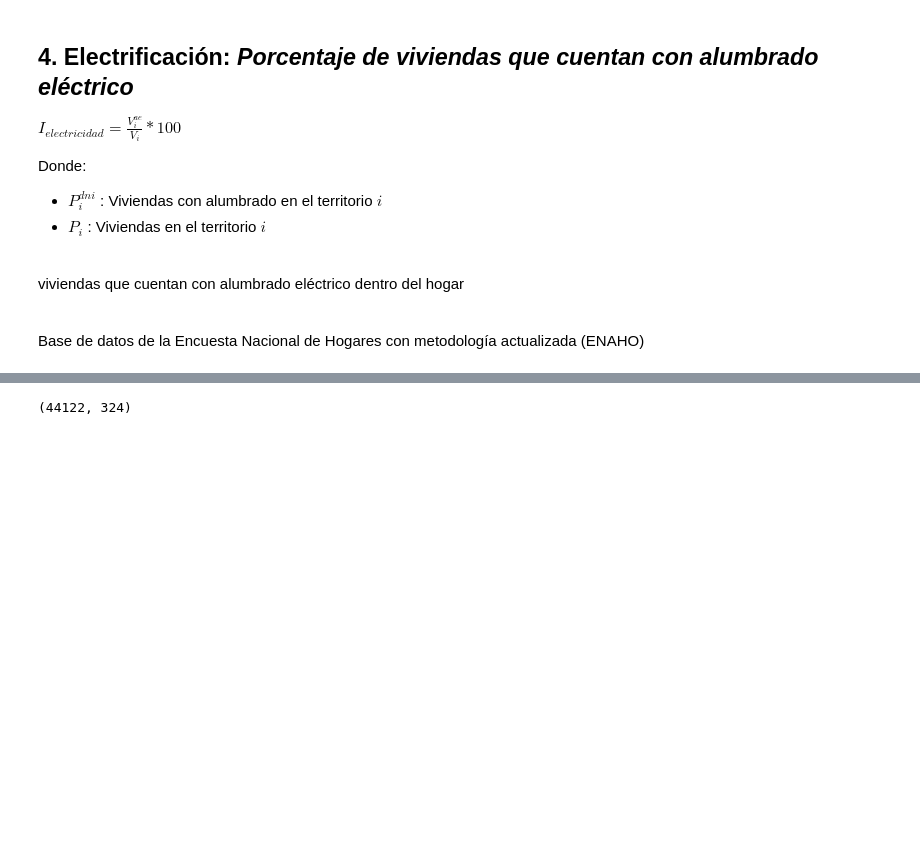
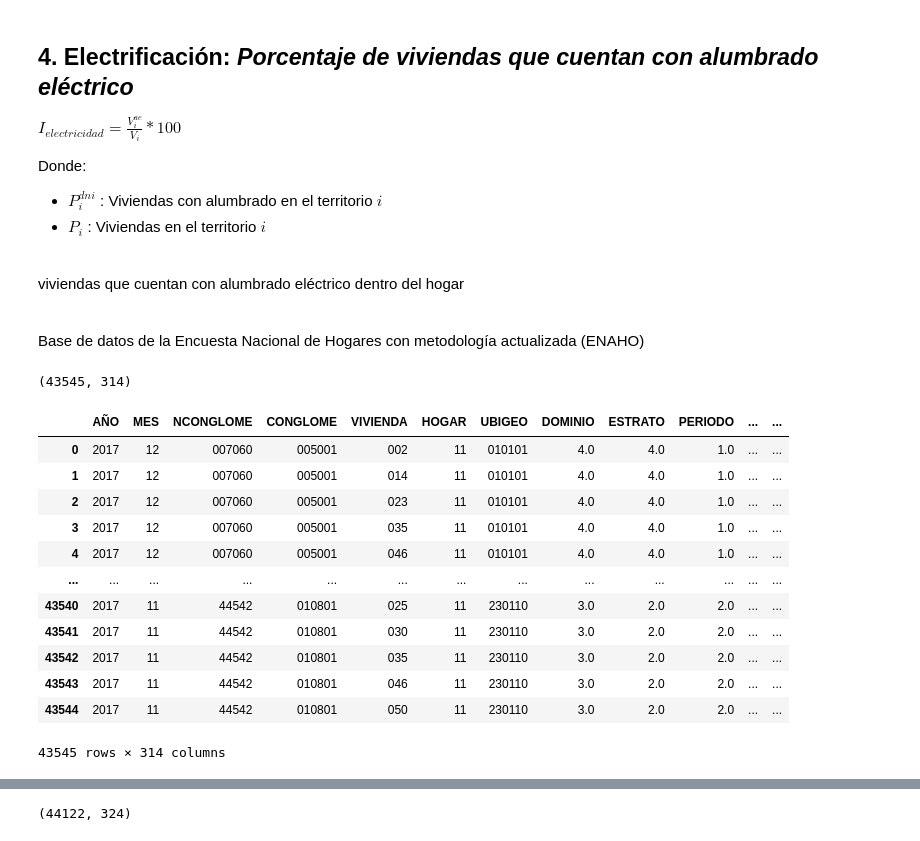
Before and after one commit to LaurenteEber/Indice_de_densidad_del_estado, a Jupyter notebook: indicador_ide/Cálculo del IDE.ipynb, the cells around one changed output, grey strips where cells are left out. Drawn from its saved outputs; the diff is of its cells as text; code cells hidden in the pictures; blank space fills up the shorter version.

```diff
--- a/indicador_ide/Cálculo del IDE.ipynb
+++ b/indicador_ide/Cálculo del IDE.ipynb
@@ -619,3 +620,22 @@ viviendas que cuentan con alumbrado eléctrico dentro del hogar
 
 \
 Base de datos de la Encuesta Nacional de Hogares con metodología actualizada (ENAHO)
+# %%
+mod100_2017 = pd.read_spss("../base_datos/Enaho01-2017-100.sav", convert_categoricals=False)
+print(mod100_2017.shape)
+mod100_2017
+# %% [output]
+(43545, 314)
+|  | AÑO | MES | NCONGLOME | CONGLOME | VIVIENDA | HOGAR | UBIGEO | DOMINIO | ESTRATO | PERIODO | ... | ... |
+| 0 | 2017 | 12 | 007060 | 005001 | 002 | 11 | 010101 | 4.0 | 4.0 | 1.0 | ... | ... |
+| 1 | 2017 | 12 | 007060 | 005001 | 014 | 11 | 010101 | 4.0 | 4.0 | 1.0 | ... | ... |
+| 2 | 2017 | 12 | 007060 | 005001 | 023 | 11 | 010101 | 4.0 | 4.0 | 1.0 | ... | ... |
+| 3 | 2017 | 12 | 007060 | 005001 | 035 | 11 | 010101 | 4.0 | 4.0 | 1.0 | ... | ... |
+| 4 | 2017 | 12 | 007060 | 005001 | 046 | 11 | 010101 | 4.0 | 4.0 | 1.0 | ... | ... |
+| ... | ... | ... | ... | ... | ... | ... | ... | ... | ... | ... | ... | ... |
+| 43540 | 2017 | 11 | 44542 | 010801 | 025 | 11 | 230110 | 3.0 | 2.0 | 2.0 | ... | ... |
+| 43541 | 2017 | 11 | 44542 | 010801 | 030 | 11 | 230110 | 3.0 | 2.0 | 2.0 | ... | ... |
+| 43542 | 2017 | 11 | 44542 | 010801 | 035 | 11 | 230110 | 3.0 | 2.0 | 2.0 | ... | ... |
+| 43543 | 2017 | 11 | 44542 | 010801 | 046 | 11 | 230110 | 3.0 | 2.0 | 2.0 | ... | ... |
+| 43544 | 2017 | 11 | 44542 | 010801 | 050 | 11 | 230110 | 3.0 | 2.0 | 2.0 | ... | ... |
+43545 rows × 314 columns
```
Also changed, not shown: parts of 45 cells of this notebook, 1 other file.
